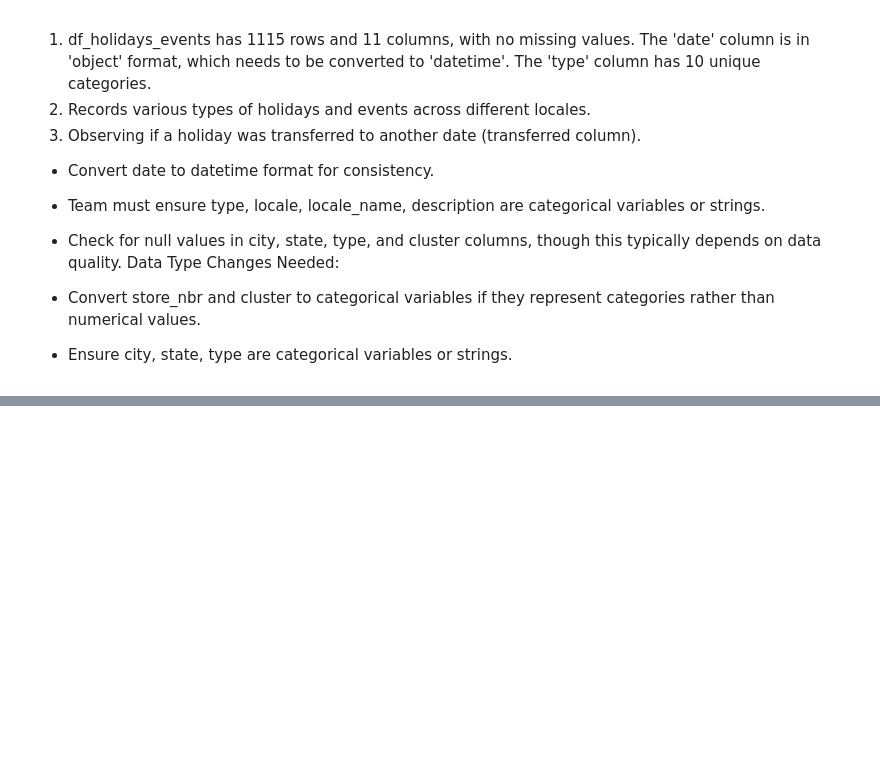
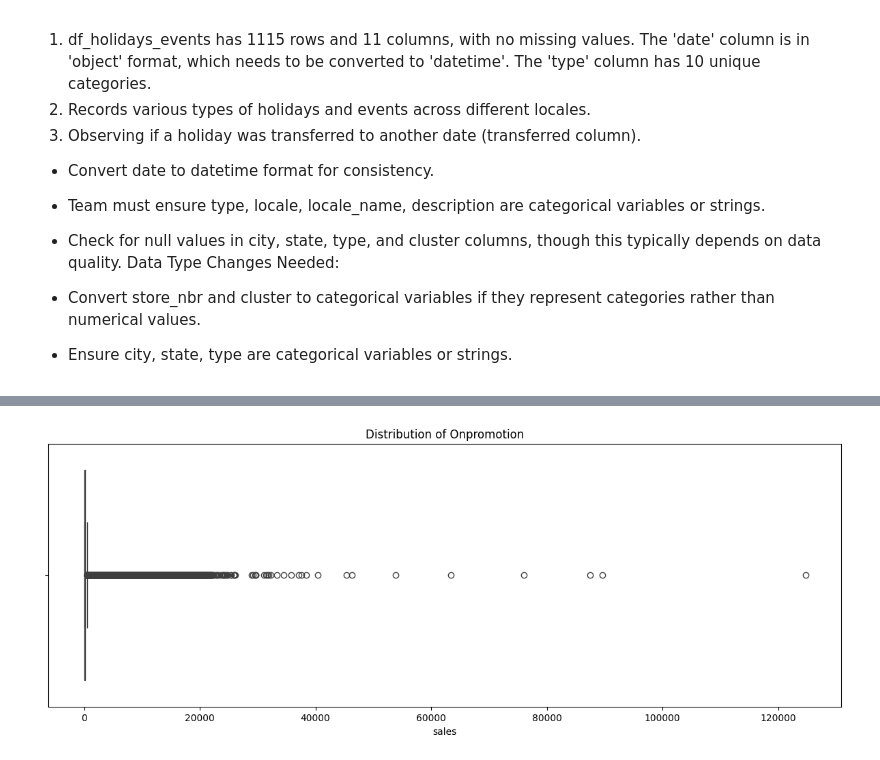
Before and after one commit to FUNMS/Regression-Project-, a Jupyter notebook: notebooks/main.ipynb, the cells around one changed output, grey strips where cells are left out. Cells and saved outputs as stored; diff of their text form; code cells hidden in the pictures; blank space fills up the shorter version.

```diff
--- a/notebooks/main.ipynb
+++ b/notebooks/main.ipynb
@@ -397,0 +855,10 @@ dtype: int64
+# %%
+# Set the figure size and create a horizontal boxplot for 'onpromotion' column
+plt.figure(figsize = (15,5))
+sns.boxplot(train_data['sales'], orient = 'h')
+
+# Add title to the plot
+plt.title('Distribution of Onpromotion')
+plt.show()
+# %% [output]
+[figure, added]
```
Also changed, not shown: parts of 224 cells of this notebook.
